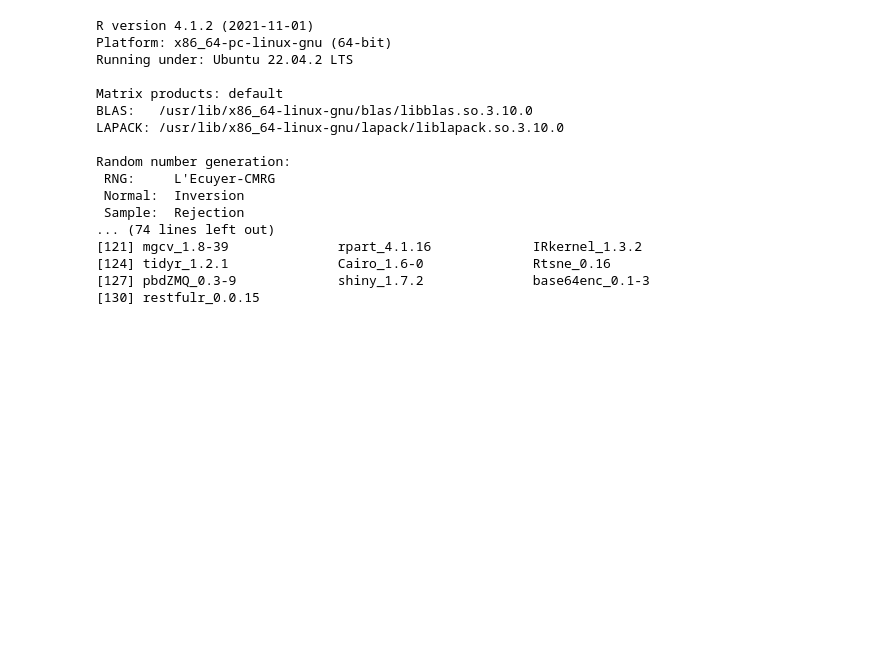
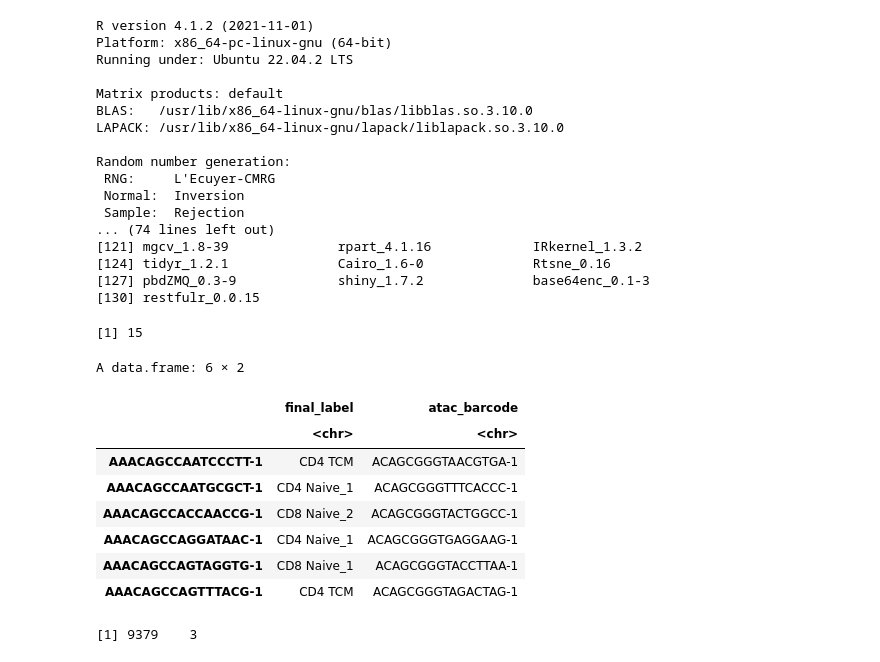
Before and after one commit to RoseYuan/sc_chromatin_benchmark, a Jupyter notebook: scripts/data_cleaning/PBMC_multiomics/PBMC_multiomics.ipynb, the cells around one changed output. Cells and saved outputs as stored; diff of their text form; code cells hidden in the pictures; blank space fills up the shorter version.

```diff
--- a/scripts/data_cleaning/PBMC_multiomics/PBMC_multiomics.ipynb
+++ b/scripts/data_cleaning/PBMC_multiomics/PBMC_multiomics.ipynb
@@ -367,0 +372,21 @@ Random number generation:
+# %%
+length(unique(df_rna$final_label))
+# %% [output]
+[1] 15
+# %%
+head(df_rna)
+# %% [output]
+A data.frame: 6 × 2
+|  | final_label | atac_barcode |
+|  | <chr> | <chr> |
+| AAACAGCCAATCCCTT-1 | CD4 TCM | ACAGCGGGTAACGTGA-1 |
+| AAACAGCCAATGCGCT-1 | CD4 Naive_1 | ACAGCGGGTTTCACCC-1 |
+| AAACAGCCACCAACCG-1 | CD8 Naive_2 | ACAGCGGGTACTGGCC-1 |
+| AAACAGCCAGGATAAC-1 | CD4 Naive_1 | ACAGCGGGTGAGGAAG-1 |
+| AAACAGCCAGTAGGTG-1 | CD8 Naive_1 | ACAGCGGGTACCTTAA-1 |
+| AAACAGCCAGTTTACG-1 | CD4 TCM | ACAGCGGGTAGACTAG-1 |
+# %%
+df_rna$rna_barcode <- rownames(df_rna)
+dim(df_rna)
+# %% [output]
+[1] 9379    3
```
Also changed, not shown: parts of 7 cells of this notebook, 12 other files.
